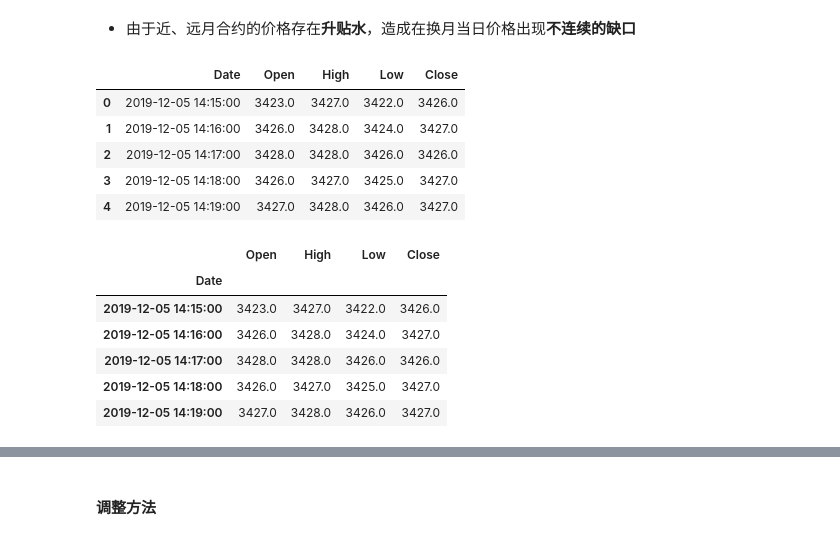
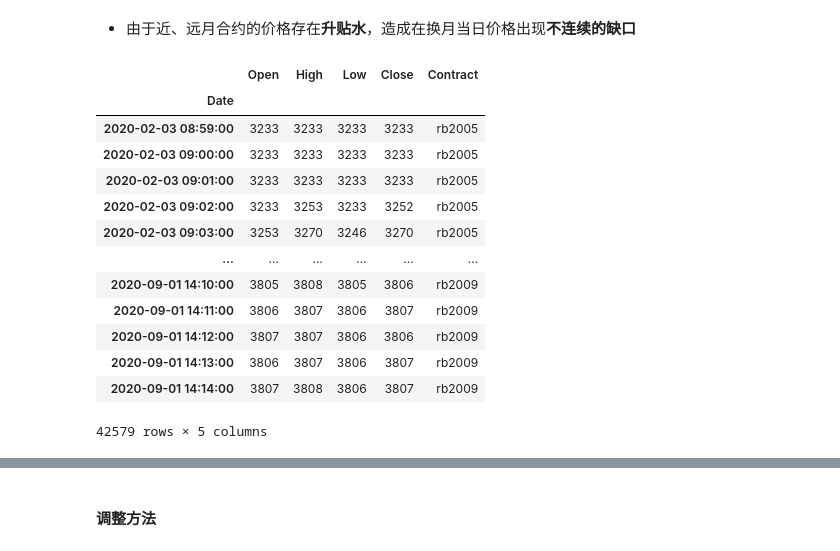
Before and after one commit to christinemu/quant-trading, a Jupyter notebook: tradingModels.ipynb, the cells around one changed output, grey strips where cells are left out. Drawn from its saved outputs; the diff is of its cells as text; code cells hidden in the pictures.

Commit message:
tradingModels1021

```diff
--- a/tradingModels.ipynb
+++ b/tradingModels.ipynb
@@ -484,24 +484,22 @@ rbFill
 # %% [markdown]
 - 由于近、远月合约的价格存在**升贴水**，造成在换月当日价格出现**不连续的缺口**
 # %%
-rbdf = pd.read_csv('./data/models/rbChangeContract.csv')
-rbdf.head()
+rbdf = pd.read_csv('./data/models/rbChangeContractNew.csv',index_col=0,parse_dates=[0])
+# index_col=0, 指定第0列作为生成的DataFrame的行标签
+# parse_dates=[0]，将第0列转换为时间格式
+rbdf
 # %% [output]
-|  | Date | Open | High | Low | Close |
-| 0 | 2019-12-05 14:15:00 | 3423.0 | 3427.0 | 3422.0 | 3426.0 |
-| 1 | 2019-12-05 14:16:00 | 3426.0 | 3428.0 | 3424.0 | 3427.0 |
-| 2 | 2019-12-05 14:17:00 | 3428.0 | 3428.0 | 3426.0 | 3426.0 |
-| 3 | 2019-12-05 14:18:00 | 3426.0 | 3427.0 | 3425.0 | 3427.0 |
-| 4 | 2019-12-05 14:19:00 | 3427.0 | 3428.0 | 3426.0 | 3427.0 |
+|  | Open | High | Low | Close | Contract |
+| Date |  |  |  |  |  |
+| 2020-02-03 08:59:00 | 3233 | 3233 | 3233 | 3233 | rb2005 |
+| 2020-02-03 09:00:00 | 3233 | 3233 | 3233 | 3233 | rb2005 |
+| 2020-02-03 09:01:00 | 3233 | 3233 | 3233 | 3233 | rb2005 |
+| 2020-02-03 09:02:00 | 3233 | 3253 | 3233 | 3252 | rb2005 |
+| 2020-02-03 09:03:00 | 3253 | 3270 | 3246 | 3270 | rb2005 |
+| ... | ... | ... | ... | ... | ... |
+| 2020-09-01 14:10:00 | 3805 | 3808 | 3805 | 3806 | rb2009 |
+| 2020-09-01 14:11:00 | 3806 | 3807 | 3806 | 3807 | rb2009 |
+| 2020-09-01 14:12:00 | 3807 | 3807 | 3806 | 3806 | rb2009 |
+| 2020-09-01 14:13:00 | 3806 | 3807 | 3806 | 3807 | rb2009 |
+| 2020-09-01 14:14:00 | 3807 | 3808 | 3806 | 3807 | rb2009 |
+42579 rows × 5 columns
-# %%
-rbdf['Date'] = pd.to_datetime(rbdf['Date'],format='%Y-%m-%d %H:%M:%S')
-rbdf.set_index('Date',inplace=True)
-rbdf.head()
-# %% [output]
-|  | Open | High | Low | Close |
-| Date |  |  |  |  |
-| 2019-12-05 14:15:00 | 3423.0 | 3427.0 | 3422.0 | 3426.0 |
-| 2019-12-05 14:16:00 | 3426.0 | 3428.0 | 3424.0 | 3427.0 |
-| 2019-12-05 14:17:00 | 3428.0 | 3428.0 | 3426.0 | 3426.0 |
-| 2019-12-05 14:18:00 | 3426.0 | 3427.0 | 3425.0 | 3427.0 |
-| 2019-12-05 14:19:00 | 3427.0 | 3428.0 | 3426.0 | 3427.0 |
```
Also changed, not shown: parts of 10 cells of this notebook.
